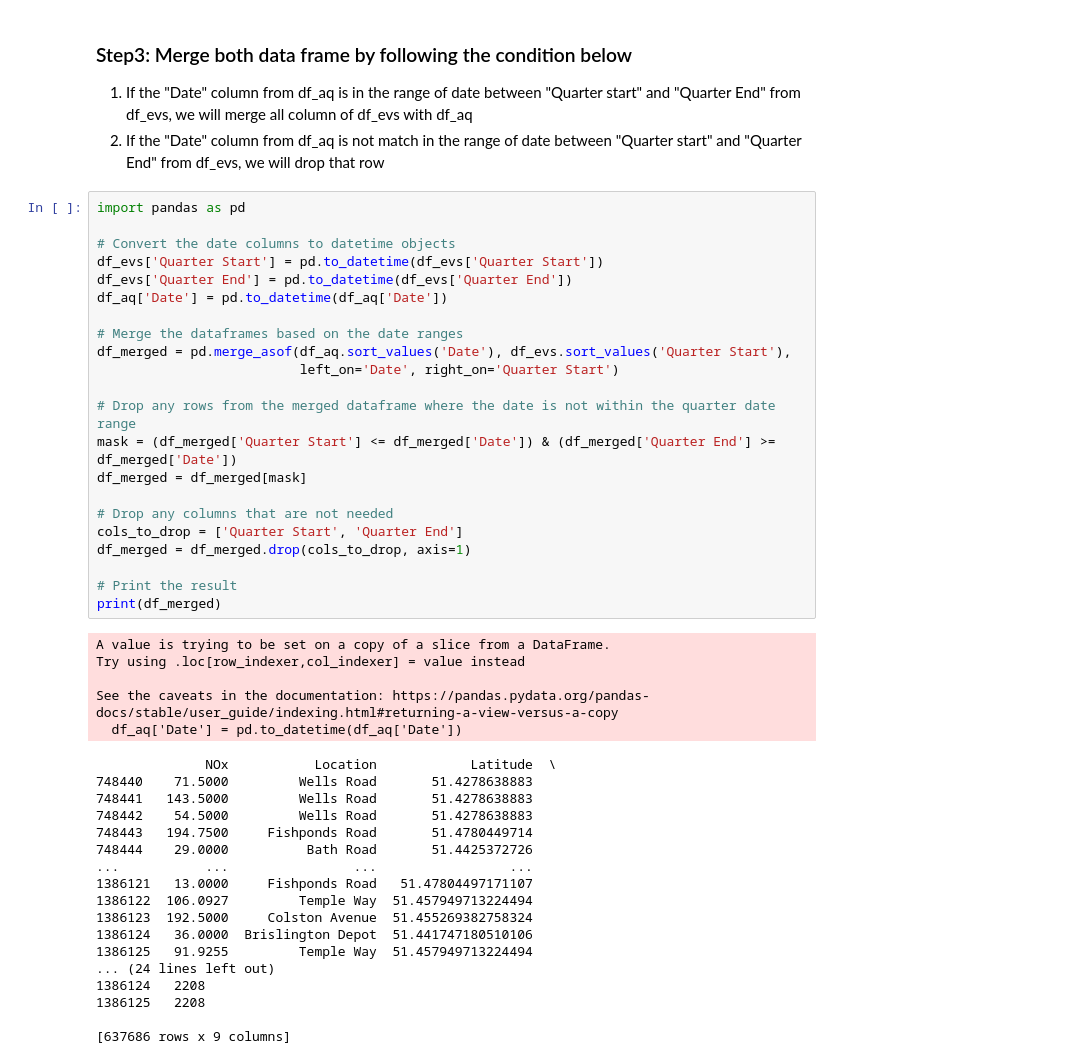
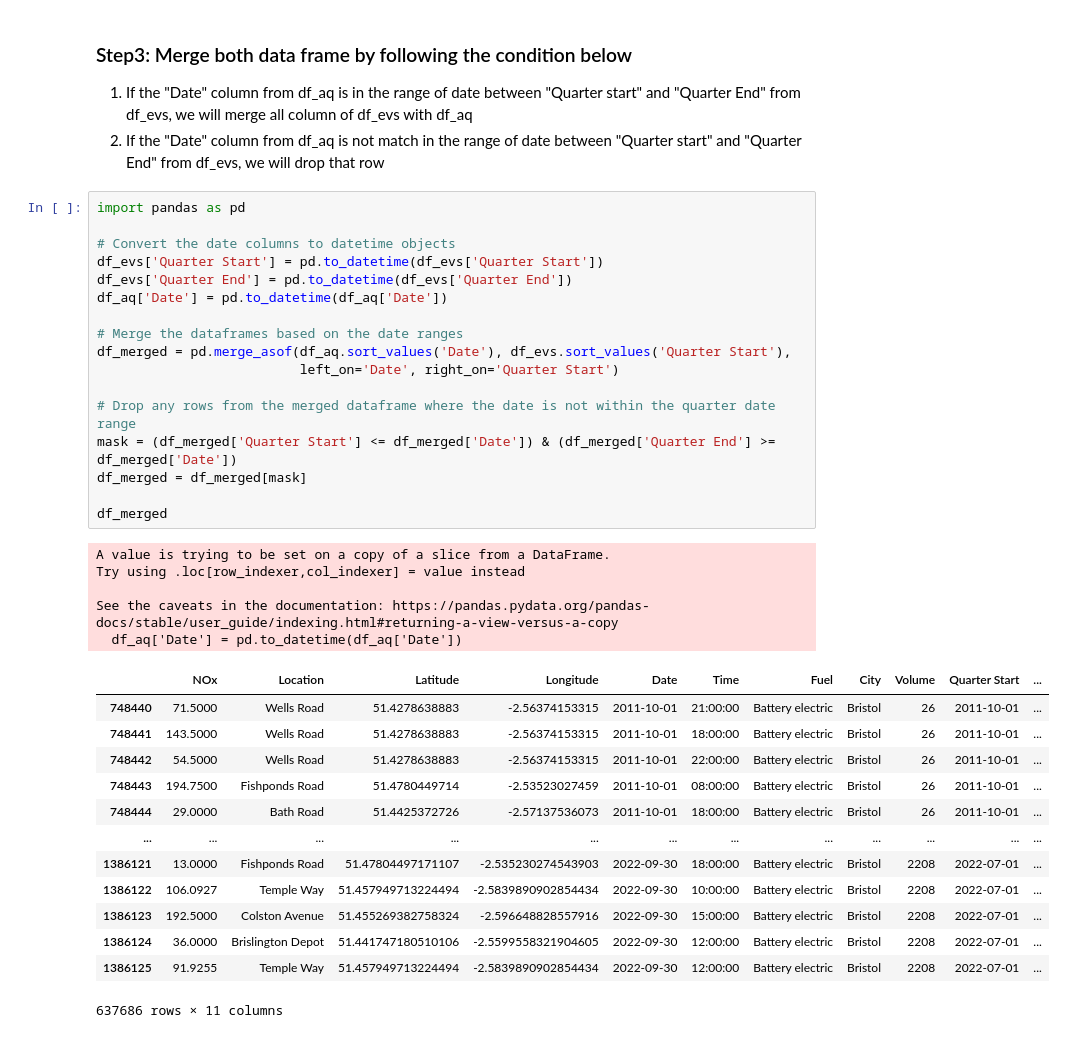
Before and after one commit to sxy1813082/DS-mini-project-repository, a Jupyter notebook: DSMP_DATA_CLEANING.ipynb, the cells around one changed output. Drawn from its saved outputs; the diff is of its cells as text.

```diff
--- a/DSMP_DATA_CLEANING.ipynb
+++ b/DSMP_DATA_CLEANING.ipynb
@@ -237,45 +237,36 @@ df_aq
 # %%
 import pandas as pd
 
 # Convert the date columns to datetime objects
 df_evs['Quarter Start'] = pd.to_datetime(df_evs['Quarter Start'])
 df_evs['Quarter End'] = pd.to_datetime(df_evs['Quarter End'])
 df_aq['Date'] = pd.to_datetime(df_aq['Date'])
 
 # Merge the dataframes based on the date ranges
 df_merged = pd.merge_asof(df_aq.sort_values('Date'), df_evs.sort_values('Quarter Start'),
                           left_on='Date', right_on='Quarter Start')
 
 # Drop any rows from the merged dataframe where the date is not within the quarter date range
 mask = (df_merged['Quarter Start'] <= df_merged['Date']) & (df_merged['Quarter End'] >= df_merged['Date'])
 df_merged = df_merged[mask]
 
-# Drop any columns that are not needed
-cols_to_drop = ['Quarter Start', 'Quarter End']
-df_merged = df_merged.drop(cols_to_drop, axis=1)
-
-# Print the result
-print(df_merged)
+df_merged
 # %% [output]
 A value is trying to be set on a copy of a slice from a DataFrame.
 Try using .loc[row_indexer,col_indexer] = value instead
 
 See the caveats in the documentation: https://pandas.pydata.org/pandas-docs/stable/user_guide/indexing.html#returning-a-view-versus-a-copy
   df_aq['Date'] = pd.to_datetime(df_aq['Date'])
+|  | NOx | Location | Latitude | Longitude | Date | Time | Fuel | City | Volume | Quarter Start | ... |
+| 748440 | 71.5000 | Wells Road | 51.4278638883 | -2.56374153315 | 2011-10-01 | 21:00:00 | Battery electric | Bristol | 26 | 2011-10-01 | ... |
+| 748441 | 143.5000 | Wells Road | 51.4278638883 | -2.56374153315 | 2011-10-01 | 18:00:00 | Battery electric | Bristol | 26 | 2011-10-01 | ... |
+| 748442 | 54.5000 | Wells Road | 51.4278638883 | -2.56374153315 | 2011-10-01 | 22:00:00 | Battery electric | Bristol | 26 | 2011-10-01 | ... |
+| 748443 | 194.7500 | Fishponds Road | 51.4780449714 | -2.53523027459 | 2011-10-01 | 08:00:00 | Battery electric | Bristol | 26 | 2011-10-01 | ... |
+| 748444 | 29.0000 | Bath Road | 51.4425372726 | -2.57137536073 | 2011-10-01 | 18:00:00 | Battery electric | Bristol | 26 | 2011-10-01 | ... |
+| ... | ... | ... | ... | ... | ... | ... | ... | ... | ... | ... | ... |
+| 1386121 | 13.0000 | Fishponds Road | 51.47804497171107 | -2.535230274543903 | 2022-09-30 | 18:00:00 | Battery electric | Bristol | 2208 | 2022-07-01 | ... |
+| 1386122 | 106.0927 | Temple Way | 51.457949713224494 | -2.5839890902854434 | 2022-09-30 | 10:00:00 | Battery electric | Bristol | 2208 | 2022-07-01 | ... |
+| 1386123 | 192.5000 | Colston Avenue | 51.455269382758324 | -2.596648828557916 | 2022-09-30 | 15:00:00 | Battery electric | Bristol | 2208 | 2022-07-01 | ... |
+| 1386124 | 36.0000 | Brislington Depot | 51.441747180510106 | -2.5599558321904605 | 2022-09-30 | 12:00:00 | Battery electric | Bristol | 2208 | 2022-07-01 | ... |
+| 1386125 | 91.9255 | Temple Way | 51.457949713224494 | -2.5839890902854434 | 2022-09-30 | 12:00:00 | Battery electric | Bristol | 2208 | 2022-07-01 | ... |
-              NOx           Location            Latitude  \
-748440    71.5000         Wells Road       51.4278638883
-748441   143.5000         Wells Road       51.4278638883
-748442    54.5000         Wells Road       51.4278638883
-748443   194.7500     Fishponds Road       51.4780449714
-748444    29.0000          Bath Road       51.4425372726
-...           ...                ...                 ...
-1386121   13.0000     Fishponds Road   51.47804497171107
-1386122  106.0927         Temple Way  51.457949713224494
-1386123  192.5000     Colston Avenue  51.455269382758324
-1386124   36.0000  Brislington Depot  51.441747180510106
-1386125   91.9255         Temple Way  51.457949713224494
-... (24 lines left out)
-1386124   2208
-1386125   2208
-
-[637686 rows x 9 columns]
+637686 rows × 11 columns
```
Also changed, not shown: parts of 2 cells of this notebook, 1 other file.
